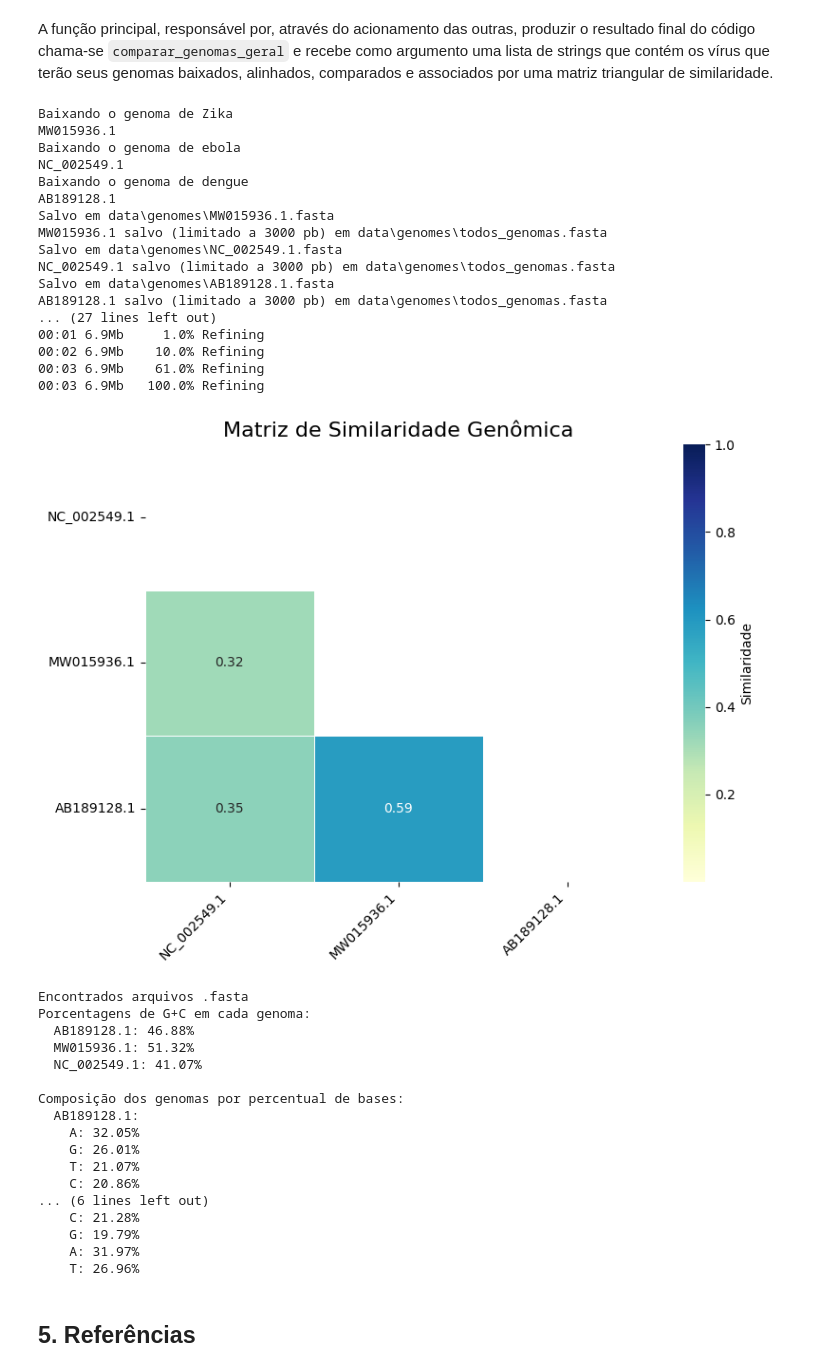
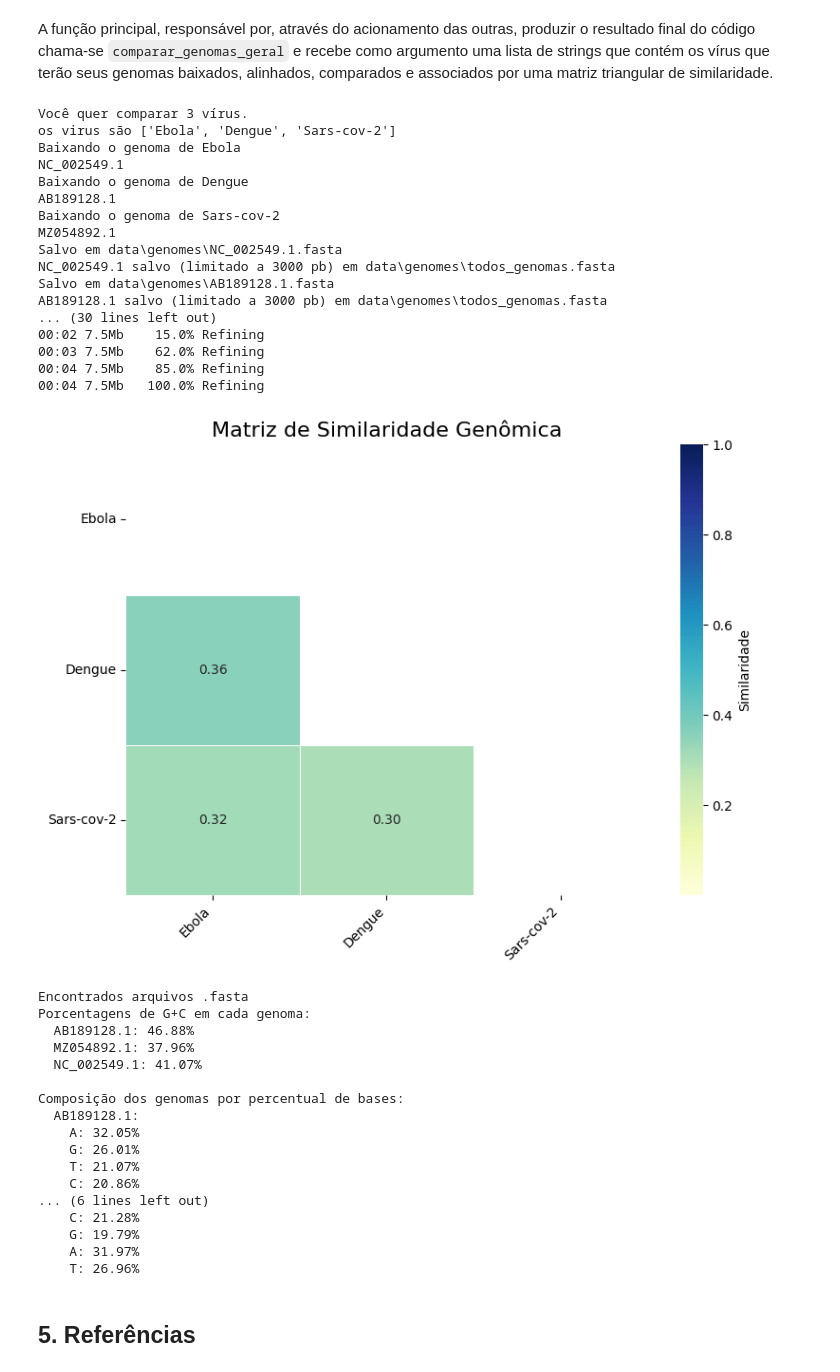
Before and after one commit to Luiza160/Projeto-PCD, a Jupyter notebook: Versões/Código unificado.ipynb, the cells around one changed output. Drawn from its saved outputs; the diff is of its cells as text; code cells hidden in the pictures.

```diff
--- a/Versões/Código unificado.ipynb
+++ b/Versões/Código unificado.ipynb
@@ -282,56 +366,71 @@ def comparar_genomas_geral(nome_virus):
 
     lista_acessions = []
 
-    output_file = Path("data/genomes/todos_genomas.fasta")
-    output_file.unlink(missing_ok=True)  # Remove o arquivo se existir
+    pasta = "data/genomes"
 
-    for virus in nome_virus:
+    # Apaga todos os arquivos da pasta antes de continuar
+    for arquivo in os.listdir(pasta):
+        caminho_arquivo = os.path.join(pasta, arquivo)
+        if os.path.isfile(caminho_arquivo):
+            os.remove(caminho_arquivo)
+
+    numero = numero_genomas()
+    print(f"Você quer comparar {numero} vírus.")
+
+    if int(numero) < 2 or int(numero) > 15:
+        raise ValueError("Você deve comparar no mínimo dois e no máximo quinze vírus")
+
+    virus_escolhidos = []
+
+    for i in range(int(numero)):
+        virus = selecao_virus()
+        virus_escolhidos.append(virus)
+    print(f"os virus são {virus_escolhidos}")
+
+    for virus in virus_escolhidos:
         print(f"Baixando o genoma de {virus}")
         lista_acessions.append(buscar_genoma(virus))
     for iden in lista_acessions:
         baixar_genoma(iden)
 
     rodar_muscle("data/genomes/todos_genomas.fasta", "data/genomes/genomas_alinhados")
     nomes, matriz = calcular_similaridades("data/genomes/genomas_alinhados")
-    plotar_matriz_triangular(nomes, matriz)
+    plotar_matriz_triangular(virus_escolhidos, matriz)
     porcentagensCG, lista_porcentagens=calculando_distribuicoes()
     print("Porcentagens de G+C em cada genoma:")
     for seq_id, gc_percent in porcentagensCG.items():
         print(f"  {seq_id}: {gc_percent:.2f}%")
 
     print("\nComposição dos genomas por percentual de bases:")
     for seq_id, bases in lista_porcentagens.items():
         print(f"  {seq_id}:")
         for base, percent in bases.items():
             print(f"    {base}: {percent:.2f}%")
 
-#Preencha para rodar!!!
-
-nome_virus = ["Zika", "ebola", "dengue"]
 comparar_genomas_geral(nome_virus)
 # %% [output]
-Baixando o genoma de Zika
-MW015936.1
-Baixando o genoma de ebola
+Você quer comparar 3 vírus.
+os virus são ['Ebola', 'Dengue', 'Sars-cov-2']
+Baixando o genoma de Ebola
 NC_002549.1
-Baixando o genoma de dengue
+Baixando o genoma de Dengue
 AB189128.1
-Salvo em data\genomes\MW015936.1.fasta
-MW015936.1 salvo (limitado a 3000 pb) em data\genomes\todos_genomas.fasta
+Baixando o genoma de Sars-cov-2
+MZ054892.1
 Salvo em data\genomes\NC_002549.1.fasta
 NC_002549.1 salvo (limitado a 3000 pb) em data\genomes\todos_genomas.fasta
 Salvo em data\genomes\AB189128.1.fasta
 AB189128.1 salvo (limitado a 3000 pb) em data\genomes\todos_genomas.fasta
-... (27 lines left out)
-00:01 6.9Mb     1.0% Refining
-00:02 6.9Mb    10.0% Refining
-00:03 6.9Mb    61.0% Refining
-00:03 6.9Mb   100.0% Refining
+... (30 lines left out)
+00:02 7.5Mb    15.0% Refining
+00:03 7.5Mb    62.0% Refining
+00:04 7.5Mb    85.0% Refining
+00:04 7.5Mb   100.0% Refining
-[figure, old version]
+[figure, new version]
 Encontrados arquivos .fasta
 Porcentagens de G+C em cada genoma:
   AB189128.1: 46.88%
-  MW015936.1: 51.32%
+  MZ054892.1: 37.96%
   NC_002549.1: 41.07%
 
 Composição dos genomas por percentual de bases:
```
Also changed, not shown: parts of 4 cells of this notebook, 4 other files.
